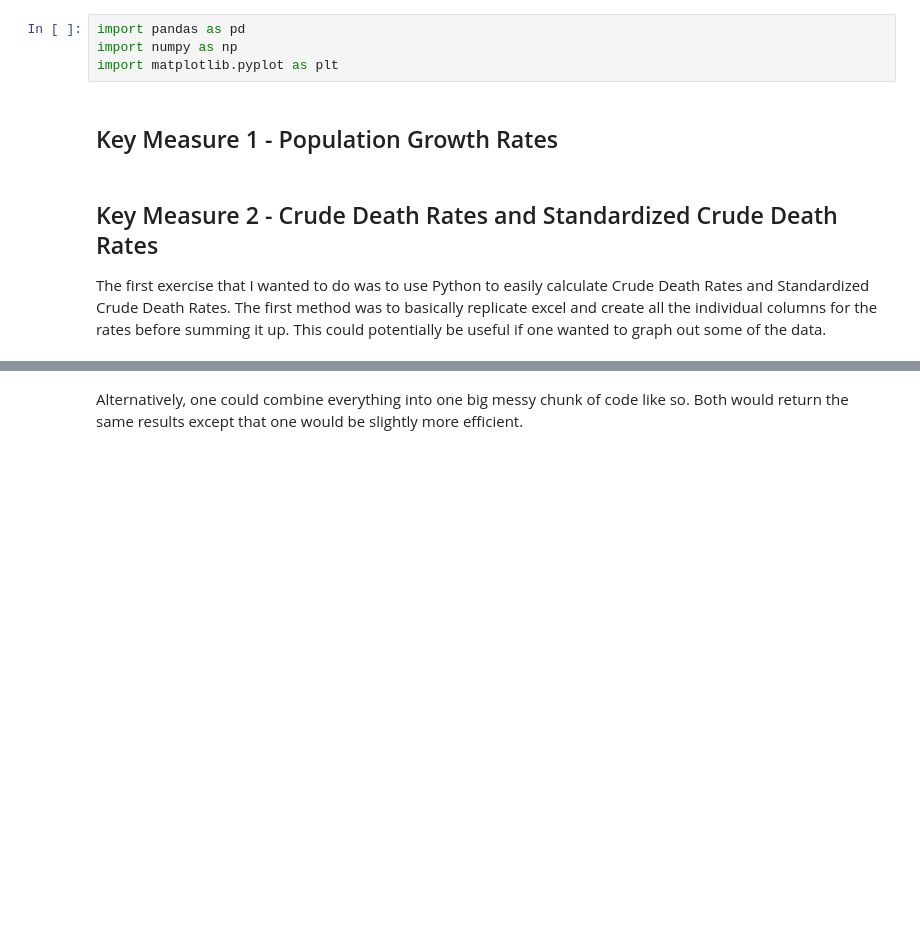
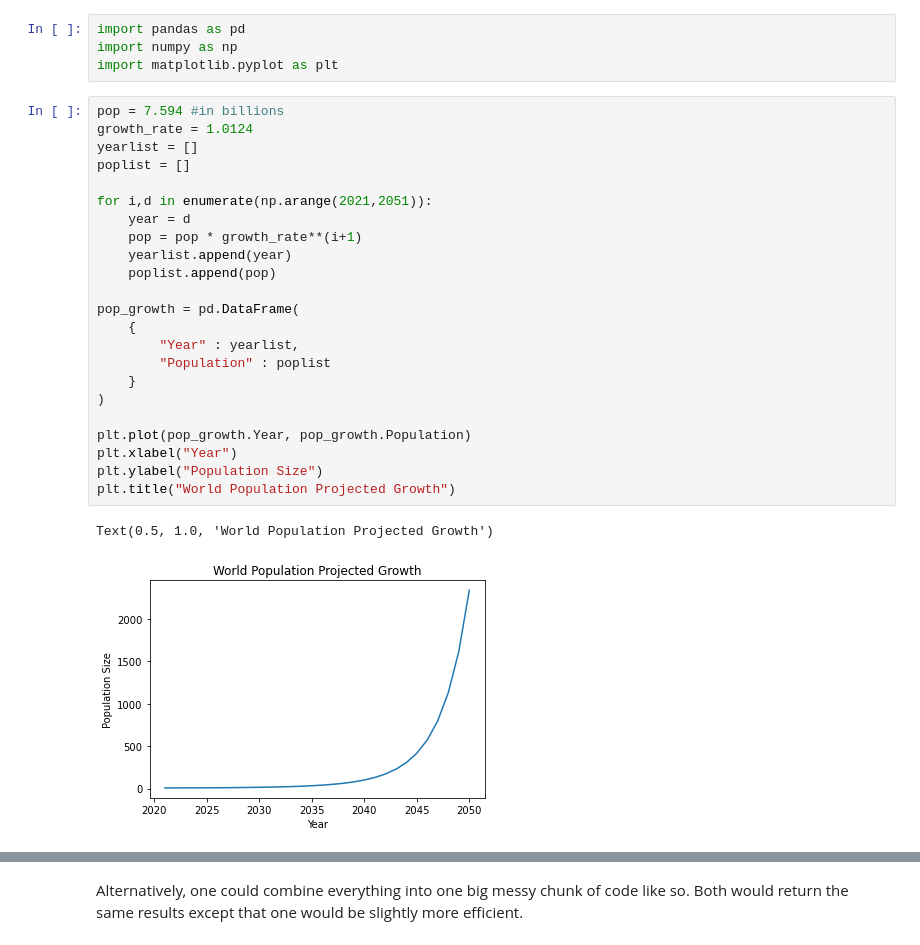
Before and after one commit to zachlim98/personal-improvement, a Jupyter notebook: demog functions/DemogFunctions.ipynb, the cells around one changed output, grey strips where cells are left out. Cells and saved outputs as stored; diff of their text form; blank space fills up the shorter version.

```diff
--- a/demog functions/DemogFunctions.ipynb
+++ b/demog functions/DemogFunctions.ipynb
@@ -2,9 +31,29 @@
 import pandas as pd
 import numpy as np
 import matplotlib.pyplot as plt
-# %% [markdown]
-## Key Measure 1 - Population Growth Rates
-# %% [markdown]
-## Key Measure 2 - Crude Death Rates and Standardized Crude Death Rates
-
-The first exercise that I wanted to do was to use Python to easily calculate Crude Death Rates and Standardized Crude Death Rates. The first method was to basically replicate excel and create all the individual columns for the rates before summing it up. This could potentially be useful if one wanted to graph out some of the data.
+# %%
+pop = 7.594 #in billions
+growth_rate = 1.0124
+yearlist = []
+poplist = []
+
+for i,d in enumerate(np.arange(2021,2051)):
+    year = d
+    pop = pop * growth_rate**(i+1)
+    yearlist.append(year)
+    poplist.append(pop)
+
+pop_growth = pd.DataFrame(
+    {
+        "Year" : yearlist,
+        "Population" : poplist
+    }
+)
+
+plt.plot(pop_growth.Year, pop_growth.Population)
+plt.xlabel("Year")
+plt.ylabel("Population Size")
+plt.title("World Population Projected Growth")
+# %% [output]
+Text(0.5, 1.0, 'World Population Projected Growth')
+[figure, added]
```
Also changed, not shown: parts of 8 cells of this notebook, 4 other files.
